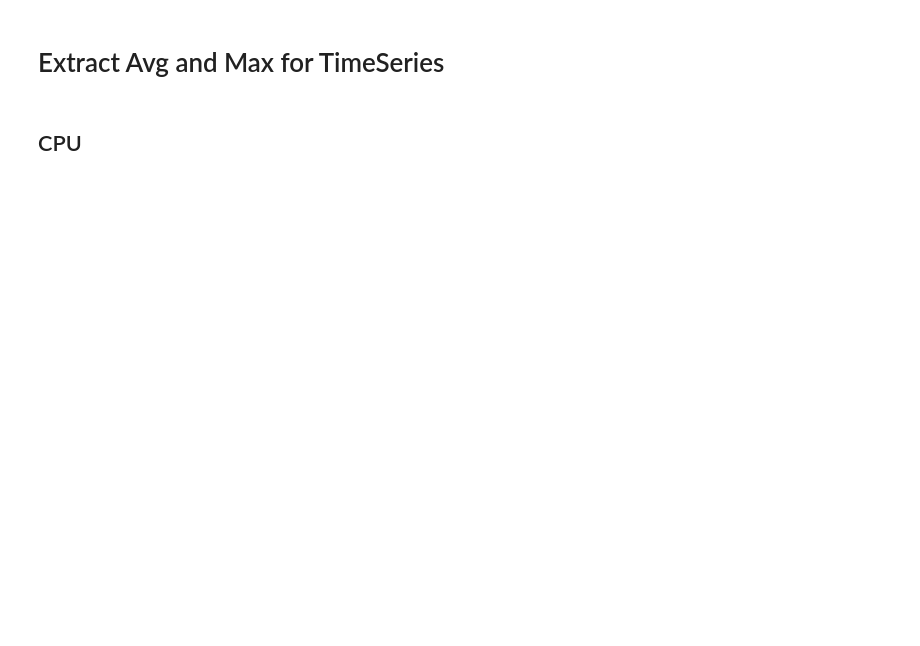
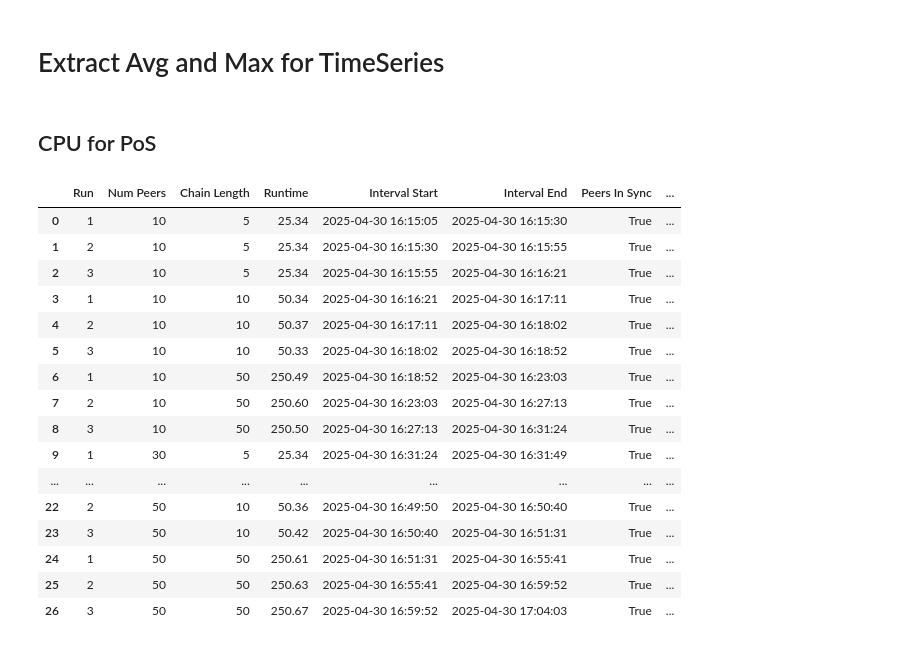
Before and after one commit to lizageorge/cs525_project, a Jupyter notebook: measuring/notebooks/extract_avg_max.ipynb, the cells around one changed output. Saved outputs shown, nothing was run; the diff lists cells and outputs as text; code cells hidden in the pictures; blank space fills up the shorter version.

```diff
--- a/measuring/notebooks/extract_avg_max.ipynb
+++ b/measuring/notebooks/extract_avg_max.ipynb
@@ -5,4 +5,4 @@ import numpy
 import os
 import pandas as pd
 # %% [markdown]
-## CPU
+## CPU for PoS
@@ -16,0 +15,22 @@ vmSphereExport = "../vmSphereExports/day2_cpu.csv"
+# %%
+results_df = pd.read_csv(results_csv)
+
+results_df
+# %% [output]
+|  | Run | Num Peers | Chain Length | Runtime | Interval Start | Interval End | Peers In Sync | ... |
+| 0 | 1 | 10 | 5 | 25.34 | 2025-04-30 16:15:05 | 2025-04-30 16:15:30 | True | ... |
+| 1 | 2 | 10 | 5 | 25.34 | 2025-04-30 16:15:30 | 2025-04-30 16:15:55 | True | ... |
+| 2 | 3 | 10 | 5 | 25.34 | 2025-04-30 16:15:55 | 2025-04-30 16:16:21 | True | ... |
+| 3 | 1 | 10 | 10 | 50.34 | 2025-04-30 16:16:21 | 2025-04-30 16:17:11 | True | ... |
+| 4 | 2 | 10 | 10 | 50.37 | 2025-04-30 16:17:11 | 2025-04-30 16:18:02 | True | ... |
+| 5 | 3 | 10 | 10 | 50.33 | 2025-04-30 16:18:02 | 2025-04-30 16:18:52 | True | ... |
+| 6 | 1 | 10 | 50 | 250.49 | 2025-04-30 16:18:52 | 2025-04-30 16:23:03 | True | ... |
+| 7 | 2 | 10 | 50 | 250.60 | 2025-04-30 16:23:03 | 2025-04-30 16:27:13 | True | ... |
+| 8 | 3 | 10 | 50 | 250.50 | 2025-04-30 16:27:13 | 2025-04-30 16:31:24 | True | ... |
+| 9 | 1 | 30 | 5 | 25.34 | 2025-04-30 16:31:24 | 2025-04-30 16:31:49 | True | ... |
+| ... | ... | ... | ... | ... | ... | ... | ... | ... |
+| 22 | 2 | 50 | 10 | 50.36 | 2025-04-30 16:49:50 | 2025-04-30 16:50:40 | True | ... |
+| 23 | 3 | 50 | 10 | 50.42 | 2025-04-30 16:50:40 | 2025-04-30 16:51:31 | True | ... |
+| 24 | 1 | 50 | 50 | 250.61 | 2025-04-30 16:51:31 | 2025-04-30 16:55:41 | True | ... |
+| 25 | 2 | 50 | 50 | 250.63 | 2025-04-30 16:55:41 | 2025-04-30 16:59:52 | True | ... |
+| 26 | 3 | 50 | 50 | 250.67 | 2025-04-30 16:59:52 | 2025-04-30 17:04:03 | True | ... |
```
Also changed, not shown: parts of 14 cells of this notebook, 23 other files.
